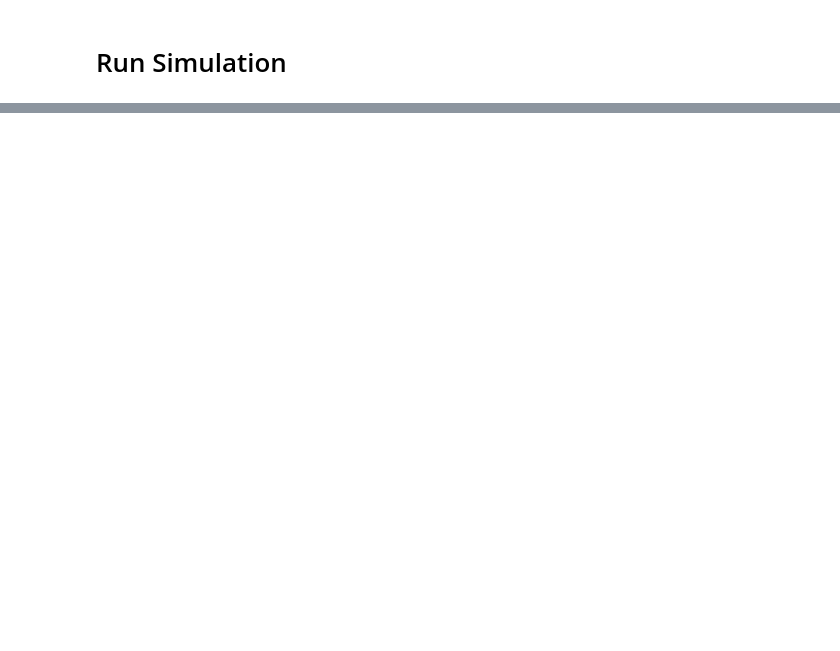
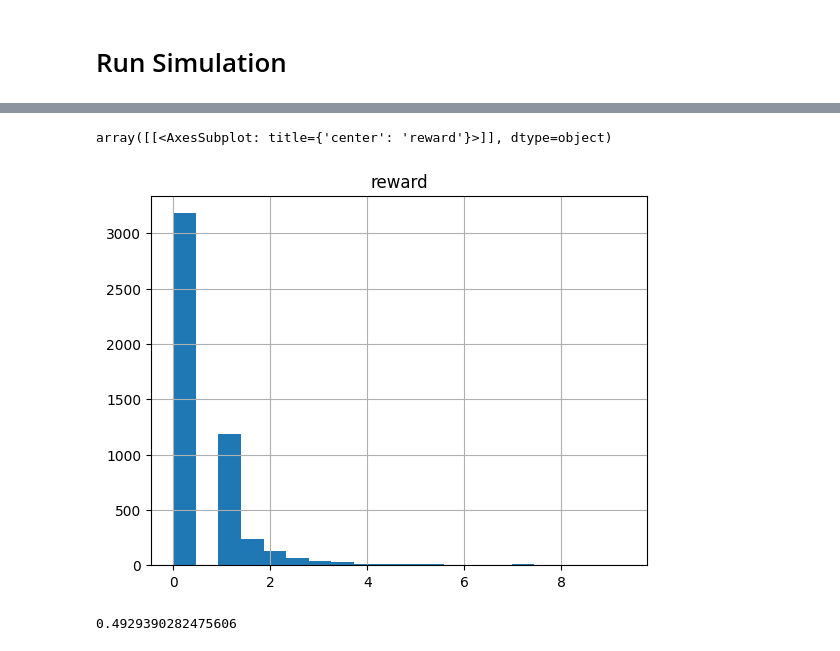
Before and after one commit to VowpalWabbit/coba, a Jupyter notebook: examples/experiments/benchmark/bandit_replay_mr_ips.ipynb, the cells around one changed output, grey strips where cells are left out. Drawn from its saved outputs; the diff is of its cells as text; code cells hidden in the pictures; blank space fills up the shorter version.

```diff
--- a/examples/experiments/benchmark/bandit_replay_mr_ips.ipynb
+++ b/examples/experiments/benchmark/bandit_replay_mr_ips.ipynb
@@ -106,0 +155,3 @@ df = offline_result_ips.interactions.to_pandas()
+# %%
+random_ips = df_ips[df_ips['learner_id'] == 1]
+random_ips
@@ -106,0 +200,10 @@ df = offline_result_ips.interactions.to_pandas()
+# %%
+random_ips[random_ips['reward'] < 10].hist(column='reward', bins=20)
+# %% [output]
+array([[<AxesSubplot: title={'center': 'reward'}>]], dtype=object)
+[figure, added]
+# %%
+# random_ips[(random_ips['reward'] < 4)].shape
+sum(random_ips[(random_ips['reward'] != 0) & (random_ips['reward'] < 4)]['reward']) / 4897
+# %% [output]
+0.4929390282475606
```
Also changed, not shown: parts of 19 cells of this notebook.
